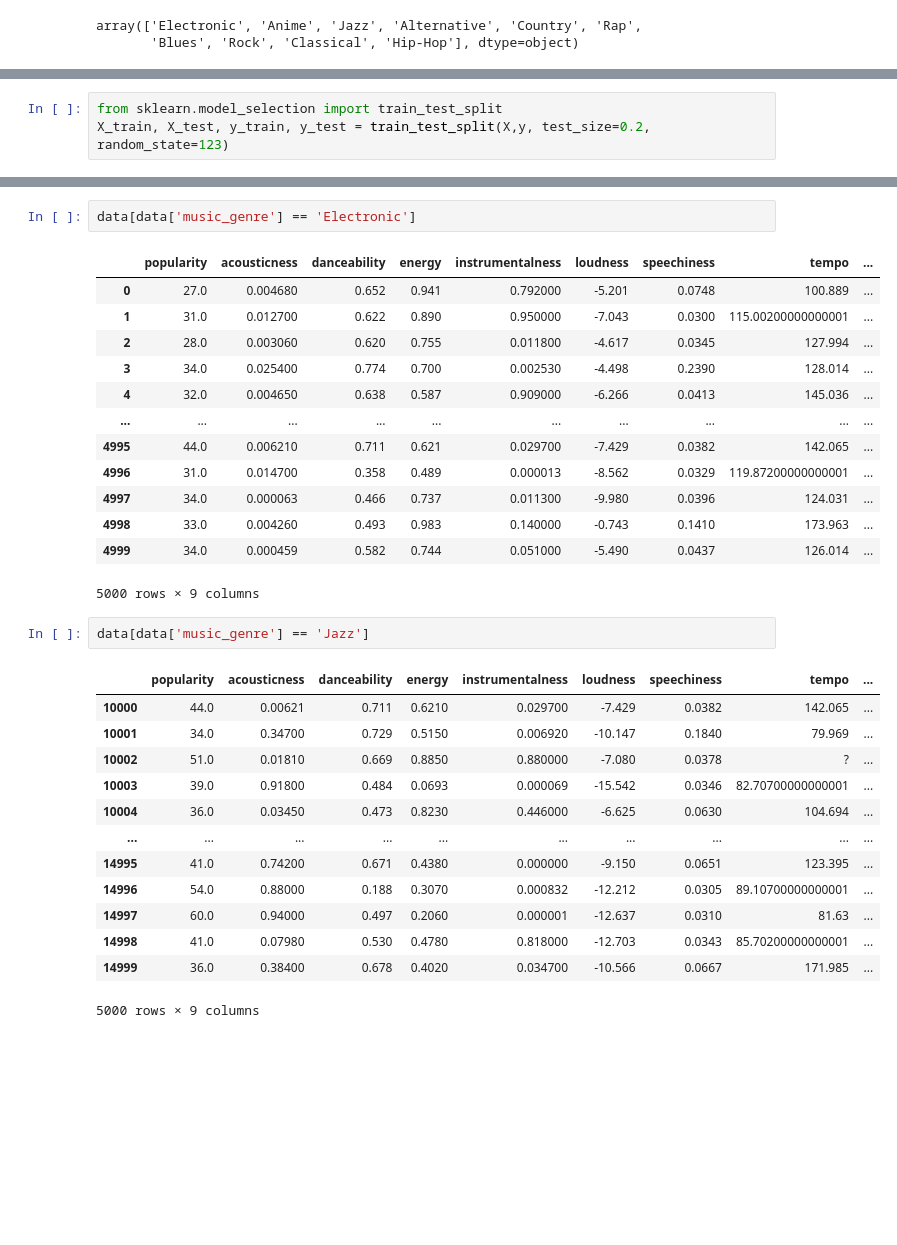
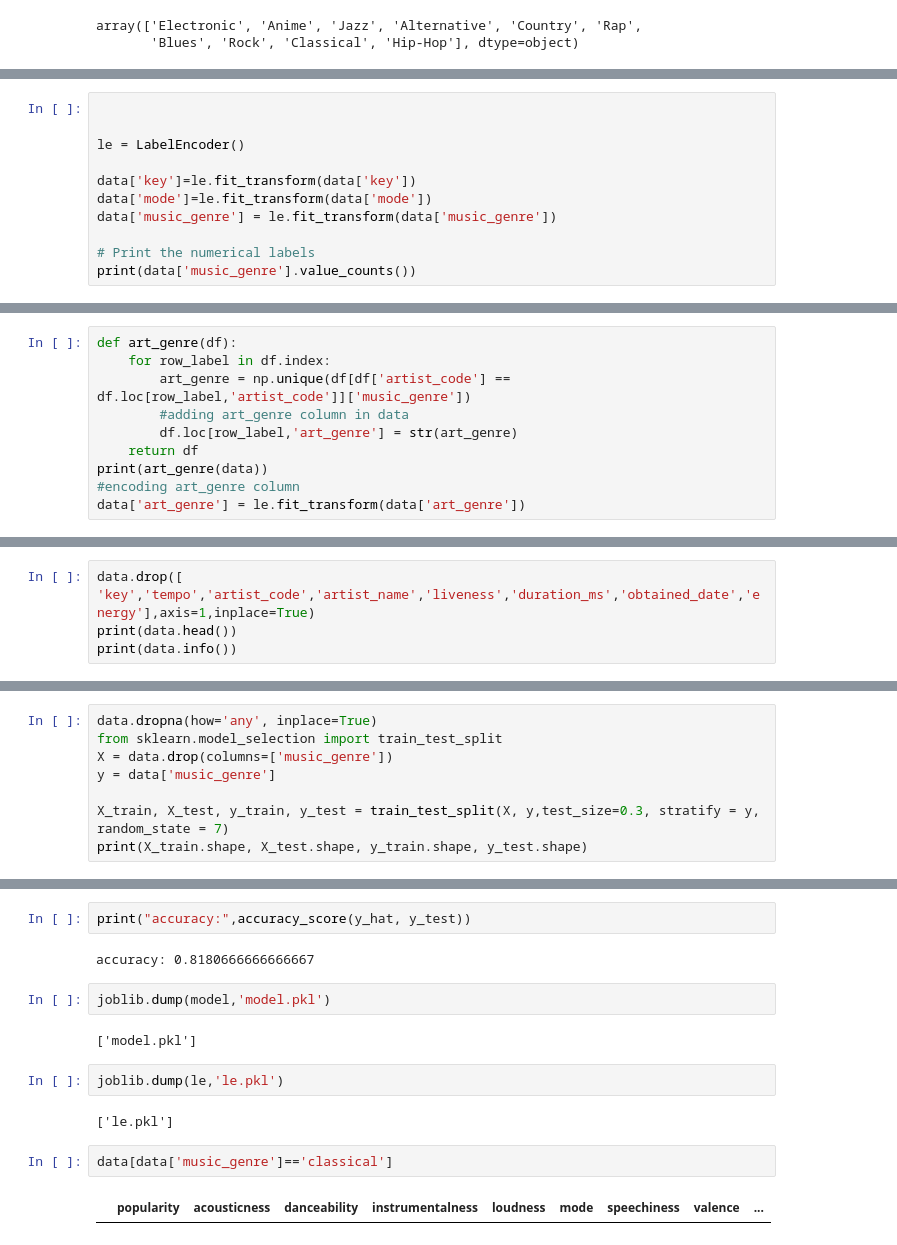
Before and after one commit to tofa19/DMML-Project, a Jupyter notebook: classify_music_genre.ipynb, the cells around one changed output, grey strips where cells are left out. Saved outputs shown, nothing was run; the diff lists cells and outputs as text; blank space fills up the shorter version.

```diff
--- a/classify_music_genre.ipynb
+++ b/classify_music_genre.ipynb
@@ -118,0 +138,11 @@ y = le.fit_transform(y)
+# %%
+
+
+le = LabelEncoder()
+
+data['key']=le.fit_transform(data['key'])
+data['mode']=le.fit_transform(data['mode'])
+data['music_genre'] = le.fit_transform(data['music_genre'])
+
+# Print the numerical labels
+print(data['music_genre'].value_counts())
@@ -118,0 +162,10 @@ y = le.fit_transform(y)
+# %%
+def art_genre(df):
+    for row_label in df.index:
+        art_genre = np.unique(df[df['artist_code'] == df.loc[row_label,'artist_code']]['music_genre'])
+        #adding art_genre column in data
+        df.loc[row_label,'art_genre'] = str(art_genre)
+    return df
+print(art_genre(data))
+#encoding art_genre column
+data['art_genre'] = le.fit_transform(data['art_genre'])
@@ -136,0 +255,4 @@ memory usage: 2.7 MB
+# %%
+data.drop([ 'key','tempo','artist_code','artist_name','liveness','duration_ms','obtained_date','energy'],axis=1,inplace=True)
+print(data.head())
+print(data.info())
@@ -137,3 +279,8 @@ memory usage: 2.7 MB
 # %%
+data.dropna(how='any', inplace=True)
 from sklearn.model_selection import train_test_split
-X_train, X_test, y_train, y_test = train_test_split(X,y, test_size=0.2, random_state=123)
+X = data.drop(columns=['music_genre'])
+y = data['music_genre']
+
+X_train, X_test, y_train, y_test = train_test_split(X, y,test_size=0.3, stratify = y, random_state = 7)
+print(X_train.shape, X_test.shape, y_train.shape, y_test.shape)
@@ -148,32 +296,16 @@ xgb.score(X_test,y_test)
+# %%
+print("accuracy:",accuracy_score(y_hat, y_test))
+# %% [output]
+accuracy: 0.8180666666666667
+# %%
+joblib.dump(model,'model.pkl')
+# %% [output]
+['model.pkl']
+# %%
+joblib.dump(le,'le.pkl')
+# %% [output]
+['le.pkl']
 # %%
-data[data['music_genre'] == 'Electronic']
+data[data['music_genre']=='classical']
 # %% [output]
-|  | popularity | acousticness | danceability | energy | instrumentalness | loudness | speechiness | tempo | ... |
-| 0 | 27.0 | 0.004680 | 0.652 | 0.941 | 0.792000 | -5.201 | 0.0748 | 100.889 | ... |
-| 1 | 31.0 | 0.012700 | 0.622 | 0.890 | 0.950000 | -7.043 | 0.0300 | 115.00200000000001 | ... |
-| 2 | 28.0 | 0.003060 | 0.620 | 0.755 | 0.011800 | -4.617 | 0.0345 | 127.994 | ... |
-| 3 | 34.0 | 0.025400 | 0.774 | 0.700 | 0.002530 | -4.498 | 0.2390 | 128.014 | ... |
-| 4 | 32.0 | 0.004650 | 0.638 | 0.587 | 0.909000 | -6.266 | 0.0413 | 145.036 | ... |
-| ... | ... | ... | ... | ... | ... | ... | ... | ... | ... |
-| 4995 | 44.0 | 0.006210 | 0.711 | 0.621 | 0.029700 | -7.429 | 0.0382 | 142.065 | ... |
-| 4996 | 31.0 | 0.014700 | 0.358 | 0.489 | 0.000013 | -8.562 | 0.0329 | 119.87200000000001 | ... |
-| 4997 | 34.0 | 0.000063 | 0.466 | 0.737 | 0.011300 | -9.980 | 0.0396 | 124.031 | ... |
-| 4998 | 33.0 | 0.004260 | 0.493 | 0.983 | 0.140000 | -0.743 | 0.1410 | 173.963 | ... |
-| 4999 | 34.0 | 0.000459 | 0.582 | 0.744 | 0.051000 | -5.490 | 0.0437 | 126.014 | ... |
+|  | popularity | acousticness | danceability | instrumentalness | loudness | mode | speechiness | valence | ... |
-5000 rows × 9 columns
-# %%
-data[data['music_genre'] == 'Jazz']
-# %% [output]
-|  | popularity | acousticness | danceability | energy | instrumentalness | loudness | speechiness | tempo | ... |
-| 10000 | 44.0 | 0.00621 | 0.711 | 0.6210 | 0.029700 | -7.429 | 0.0382 | 142.065 | ... |
-| 10001 | 34.0 | 0.34700 | 0.729 | 0.5150 | 0.006920 | -10.147 | 0.1840 | 79.969 | ... |
-| 10002 | 51.0 | 0.01810 | 0.669 | 0.8850 | 0.880000 | -7.080 | 0.0378 | ? | ... |
-| 10003 | 39.0 | 0.91800 | 0.484 | 0.0693 | 0.000069 | -15.542 | 0.0346 | 82.70700000000001 | ... |
-| 10004 | 36.0 | 0.03450 | 0.473 | 0.8230 | 0.446000 | -6.625 | 0.0630 | 104.694 | ... |
-| ... | ... | ... | ... | ... | ... | ... | ... | ... | ... |
-| 14995 | 41.0 | 0.74200 | 0.671 | 0.4380 | 0.000000 | -9.150 | 0.0651 | 123.395 | ... |
-| 14996 | 54.0 | 0.88000 | 0.188 | 0.3070 | 0.000832 | -12.212 | 0.0305 | 89.10700000000001 | ... |
-| 14997 | 60.0 | 0.94000 | 0.497 | 0.2060 | 0.000001 | -12.637 | 0.0310 | 81.63 | ... |
-| 14998 | 41.0 | 0.07980 | 0.530 | 0.4780 | 0.818000 | -12.703 | 0.0343 | 85.70200000000001 | ... |
-| 14999 | 36.0 | 0.38400 | 0.678 | 0.4020 | 0.034700 | -10.566 | 0.0667 | 171.985 | ... |
-5000 rows × 9 columns
```
Also changed, not shown: parts of 28 cells of this notebook.
